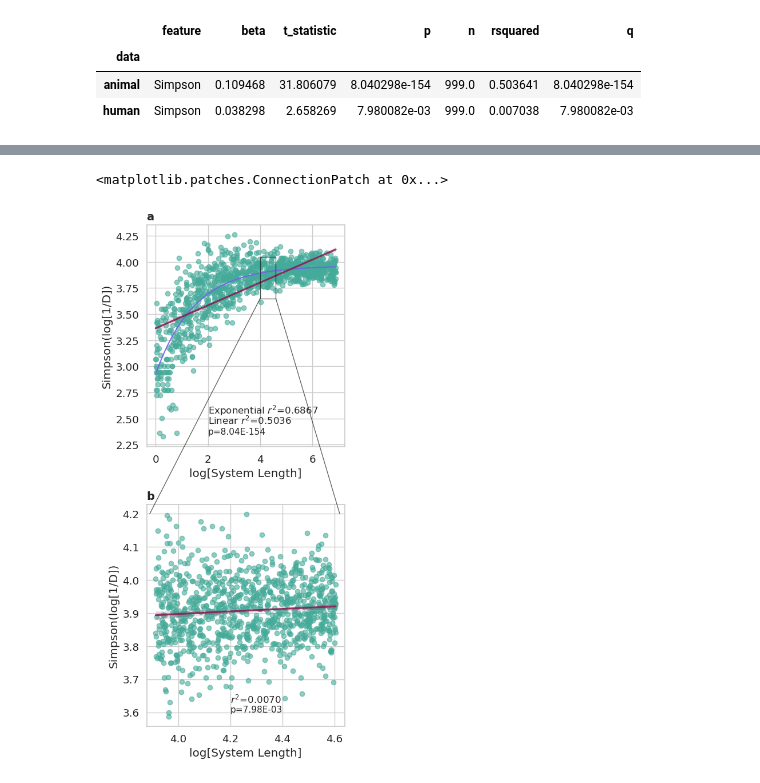
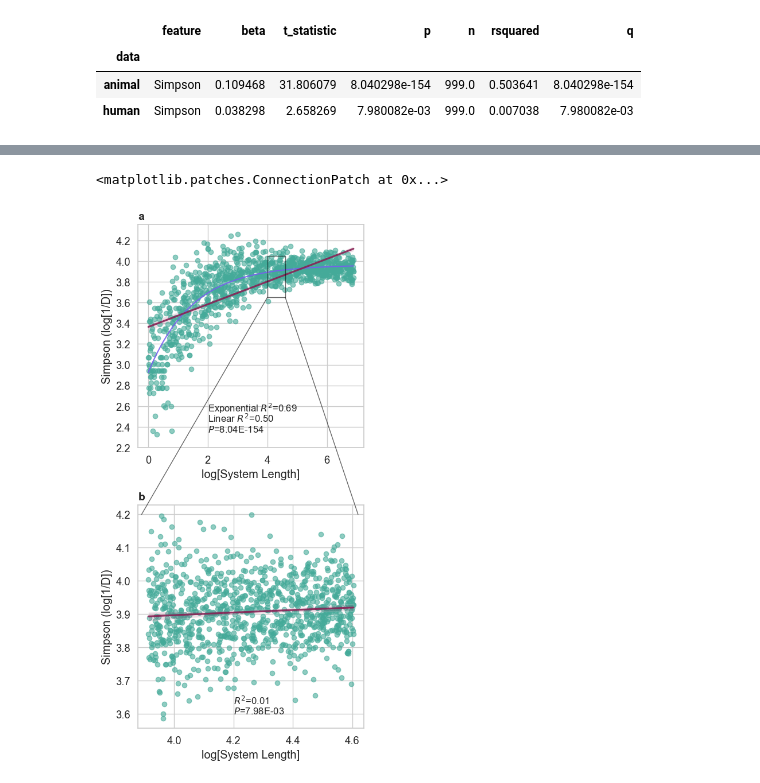
Before and after one commit to Gibbons-Lab/IBT-and-the-Gut-Microbiome, a Jupyter notebook: multi_sim_plot.ipynb, the cells around one changed output, grey strips where cells are left out. Saved outputs shown, nothing was run; the diff lists cells and outputs as text; code cells hidden in the pictures.

```diff
--- a/multi_sim_plot.ipynb
+++ b/multi_sim_plot.ipynb
@@ -24,9 +20,15 @@ genpath='/proj/gibbons/kramos/github/IBT-and-the-Gut-Microbiome/'
 # %% [markdown]
 ### Testing different simulation parameters
 # %%
+params= {'font.family':'sans-serif',
+         'figure.subplot.hspace':0.3,
+         'figure.subplot.wspace':0.3,
+         'font.sans-serif':'Arial'
+         }
+sns.set_theme(style='whitegrid', rc=params, font_scale=1.2)
 formula = 'Simpson ~ Length'
 
-fig,axs = plt.subplots(1,2,figsize=(15,5))
+fig,axs = plt.subplots(2,1,figsize=(5,11))
 plt.subplots_adjust(wspace=1)
 
 folder_location = '/proj/gibbons/kramos/github/IBT-and-the-Gut-Microbiome/IBM/data/small_tests_1-100/'
@@ -39,9 +41,9 @@ for file in os.listdir(folder_location):
     y = 'Simpson'
     fitted = ols(formula, data=df).fit()
     r_squared = fitted.rsquared
-    info = file.replace('.csv', '').replace('_', ' ') + f', $R^2$= {r_squared:.4f}'
+    info = file.replace('.csv', '').replace('_', ' ') + f', $R^2$= {r_squared:.2f}'
 
-    axs[0]=sns.regplot(data=df, x=x, y=y,label = info, scatter_kws={'alpha':0.5}, ax = axs[0])
+    axs[0]=sns.regplot(data=df, x=x, y=y,label = info, scatter_kws={'alpha':0.75}, ax = axs[0])
     axs[0].set_xlabel('log[Length]')
     axs[0].set_ylabel('Simpson(log[1/D])')
     axs[0].set_title('Length 1-100')
@@ -56,9 +58,9 @@ for file in os.listdir(folder_location):
     y = 'Simpson'
     fitted = ols(formula, data=df).fit()
     r_squared = fitted.rsquared
-    info = file.replace('.csv', '').replace('_', ' ') + f', $R^2$= {r_squared:.4f}'
+    info = file.replace('.csv', '').replace('_', ' ') + f', $R^2$= {r_squared:.2f}'
 
-    axs[1]=sns.regplot(data=df, x=x, y=y,label = info, scatter_kws={'alpha':0.5}, ax = axs[1])
+    axs[1]=sns.regplot(data=df, x=x, y=y,label = info, scatter_kws={'alpha':0.75}, ax = axs[1])
     axs[1].set_xlabel('log[Length]')
     axs[1].set_ylabel('Simpson(log[1/D])')
     axs[1].legend(bbox_to_anchor=(1, 1), loc=2, borderaxespad=0.1)
@@ -74,8 +77,8 @@ fig.savefig(genpath+'output/static_sim_data.pdf', bbox_inches='tight')
 # %% [markdown]
 ### Plot the results from my simulated data
 # %%
-human = pd.read_csv(genpath+'/IBM/data/L50-100_Mimr_Mr.csv').dropna()
-animal=pd.read_csv(genpath+'IBM/data/L1-1000_Mimr_Mr.csv').dropna()
+human = pd.read_csv(genpath+'IBM/data/final_data/L50-100_Mimr_Mr.csv').dropna()
+animal=pd.read_csv(genpath+'IBM/data/final_data/L1-1000_Mimr_Mr.csv').dropna()
 # %%
 animal=animal[np.isfinite(animal)==True]
 human=human[np.isfinite(human)==True]
@@ -166,9 +166,9 @@ all_tests
 # %%
 a_p=all_tests.loc['animal', 'p']
-a_p= f'p={a_p:.2E}'
+a_p= f'$P$={a_p:.2E}'
 a_rsq=all_tests.loc['animal', 'rsquared']
 h_p=all_tests.loc['human', 'p']
-h_p=f'p={h_p:.2E}'
+h_p=f'$P$={h_p:.2E}'
 h_rsq=all_tests.loc['human', 'rsquared']
 # %%
 from scipy.optimize import curve_fit
@@ -228,44 +226,48 @@ exponential_a_rsq = results.rsquared
 # %%
-sns.set_theme(style='whitegrid', font_scale=1.2)
+params= {'font.family':'sans-serif',
+         'font.sans-serif':'Arial'
+         }
+sns.set_theme(style='whitegrid', rc=params, font_scale=1.2)
 fig, axs = plt.subplots(2,1,figsize=(5,10), tight_layout=True)
 fig.subplots_adjust(left=0.5, right=0.6, top=0.5)
 
 x='Length'
 y ='Simpson'
 
 axs[0] = sns.regplot(data=animal, ax=axs[0], x=x, y=y, \
             scatter_kws={'alpha':0, 'color':'#44AA99'},\
             line_kws={'color':'#882255', 'alpha':0.9, 'zorder':5})
 axs[0].plot(x_samp, y_samp, 'ro', color='#44AA99', alpha=0.6, label="Original Data")
 axs[0].plot(x_samp, y_fit, '-', color='#785EF0', alpha=0.9, label="Fitted Curve")
-axs[0].set(xlabel='log[System Length]', ylabel='Simpson(log[1/D])')
+axs[0].set_yticks([2.2, 2.4, 2.6, 2.8,3.0, 3.2, 3.4, 3.6, 3.8, 4.0, 4.2])
+axs[0].set(xlabel='log[System Length]', ylabel='Simpson (log[1/D])')
 axs[0].set_title('a', loc='left', fontweight='bold', fontsize=14)
-axs[0].text(2,2.35, a_p, fontsize=11)
-axs[0].text(2,2.45, f'Linear $r^2$={a_rsq:.4f}', fontsize=12)
-axs[0].text(2,2.55, f'Exponential $r^2$={exponential_a_rsq:.4f}', fontsize=12)
+axs[0].text(2,2.35, a_p, fontsize=12)
+axs[0].text(2,2.45, f'Linear $R^2$={a_rsq:.2f}', fontsize=12)
+axs[0].text(2,2.55, f'Exponential $R^2$={exponential_a_rsq:.2f}', fontsize=12)
 
 axs[1] = sns.regplot(data=human, ax=axs[1], x=x, y=y,logx=True,\
             scatter_kws={'alpha':0.6, 'color':'#44AA99'},\
             line_kws={'color':'#882255', 'alpha':0.9})
 
-axs[1].set(xlabel='log[System Length]', ylabel='Simpson(log[1/D])')
+axs[1].set(xlabel='log[System Length]', ylabel='Simpson (log[1/D])')
 axs[1].set_title('b',loc='left', fontweight='bold', fontsize=14)
-axs[1].text(4.2, 3.6, h_p, fontsize=11)
-axs[1].text(4.2, 3.63, f'$r^2$={h_rsq:.4f}',fontsize=12)
+axs[1].text(4.2, 3.6, h_p, fontsize=12)
+axs[1].text(4.2, 3.63, f'$R^2$={h_rsq:.2f}',fontsize=12)
 
 rectangle=Rectangle((4,3.65),0.6,0.4, color='black', alpha=0.6, fill=False)
 axs[0].add_patch(rectangle).set_zorder(5)
 con1 = ConnectionPatch(xyA=(4,3.65), xyB=(3.89, 4.2), coordsA='data', coordsB='data',\
                       axesA=axs[0], axesB=axs[1], color='black', linewidth=1, alpha=0.6)
 con1.set_zorder(5)
 con2 = ConnectionPatch(xyA=(4.6,3.65), xyB=(4.62,4.2), coordsA='data', coordsB='data',\
                       axesA=axs[0], axesB=axs[1], color='black', linewidth=1, alpha=0.6)
 con2.set_zorder(5)
 fig.add_artist(con1)
 fig.add_artist(con2)
 # %% [output]
 <matplotlib.patches.ConnectionPatch at 0x...>
-[figure, old version]
+[figure, new version]
 # %%
 fig.savefig(genpath+'/output/sim_data.pdf')
 fig.savefig(genpath+'output/sim_data.png')
```
Also changed, not shown: parts of 6 cells of this notebook, 21 other files.
